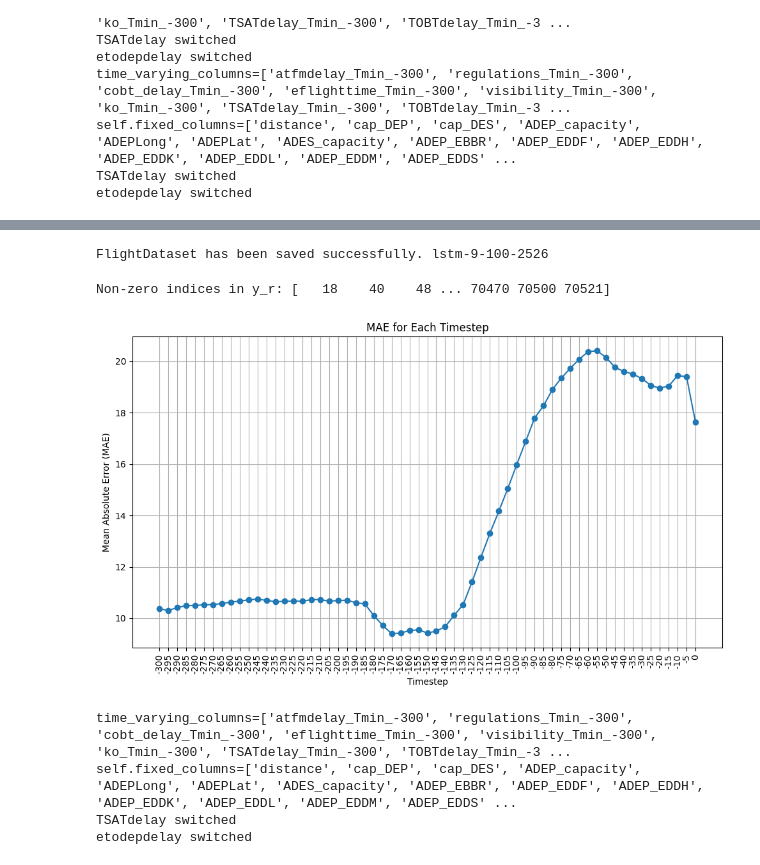
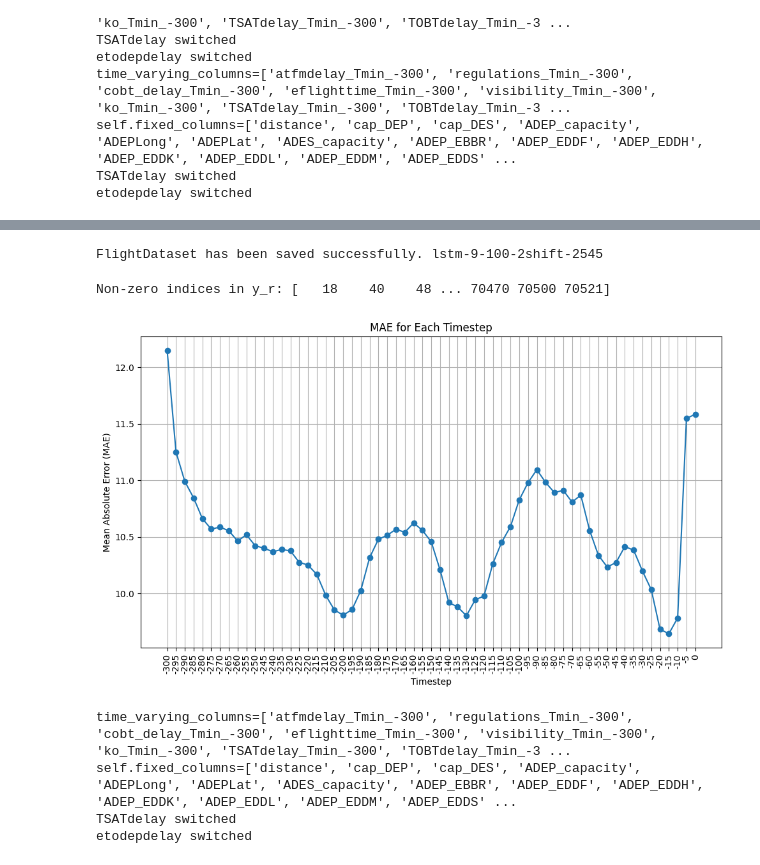
Before and after one commit to 0578Tex/AirTrafficDelay, a Jupyter notebook: train.ipynb, the cells around one changed output, grey strips where cells are left out. Cells and saved outputs as stored; diff of their text form; code cells hidden in the pictures.

```diff
--- a/train.ipynb
+++ b/train.ipynb
@@ -136,7 +125,7 @@ Epoch [2/40], Train Loss: 0.4095, Val Loss: 0.3496
 # %%
 output= r"C:\Users\iLabs_6\Documents\Tex\AirTrafficDelays\LSTM_Models"
 
-modelname = 'lstm-9-100-2526'
+modelname = 'lstm-9-100-2shift-2545'
 with open(os.path.join(output, modelname), 'wb') as f:
     pickle.dump(best_model, f, protocol=pickle.HIGHEST_PROTOCOL)
     print(f"FlightDataset has been saved successfully. {modelname}")
@@ -144,15 +133,13 @@ with open(os.path.join(output, modelname), 'wb') as f:
 with  open(os.path.join(output, modelname), 'rb') as f:
     best_model = pickle.load(f)
 # %% [output]
-FlightDataset has been saved successfully. lstm-9-100-2526
+FlightDataset has been saved successfully. lstm-9-100-2shift-2545
 # %%
-from tqdm import tqdm
-import matplotlib.pyplot as plt
 
 ap = []
 target_length = 61  # Target length for each error array
 start_idx, end_idx = 16000, 17000  # Define your index range as variables
-start_idx, end_idx = -1502, -1500  # Define your index range as variables5
+start_idx, end_idx = -2200, -2100  # Define your index range as variables5
 
 # Debug: Print initial data for checking
 print(f'Non-zero indices in y_r: {np.where(y_r == 1)[0]}')
@@ -161,34 +148,34 @@ print(f'Non-zero indices in y_r: {np.where(y_r == 1)[0]}')
 for fnr in tqdm(np.where( (y_r <= 120))[0][start_idx:end_idx]): # (y_r>=0) &
     # Create rolling forecaster instance
     recursive = LSTMRollingForecaster(best_model, data_prep, X_real[fnr], ETOT_horizons)
     pred = recursive.rolling_forecast()
     # Calculate absolute error per timestep
     absolute_error_per_timestep = np.abs(pred[-target_length:] - y_r[fnr])
 
     # Ensure each error array has `target_length` elements by padding with NaNs if needed
     if len(absolute_error_per_timestep) < target_length:
         padded_error = np.pad(absolute_error_per_timestep, (0, target_length - len(absolute_error_per_timestep)), constant_values=np.nan)
         ap.append(padded_error)
     else:
         ap.append(absolute_error_per_timestep)
 
         # Plot the MAE for each timestep
 
 mae_per_timestep = np.nanmean(ap, axis=0)
 
 plt.figure(figsize=(10, 6))
 plt.plot(ETOT_horizons[:target_length], mae_per_timestep, marker='o')
 plt.xlabel('Timestep')
 plt.xticks(ETOT_horizons[:target_length], rotation='vertical')
 plt.ylabel('Mean Absolute Error (MAE)')
 plt.title('MAE for Each Timestep')
 plt.tight_layout()
 plt.grid(True)
 
 plt.show()
 # %% [output]
 Non-zero indices in y_r: [   18    40    48 ... 70470 70500 70521]
-[figure, old version]
+[figure, new version]
 # %%
 # Initialize RandomForestTrainer with desired hyperparameters
 trainer_rf = RandomForestTrainer(dataprep=data_prep,n_estimators=20, max_depth=10, min_samples_split=5, horizons=data_prep.time_horizons)
```
Also changed, not shown: parts of 3 cells of this notebook, 2 other files.
